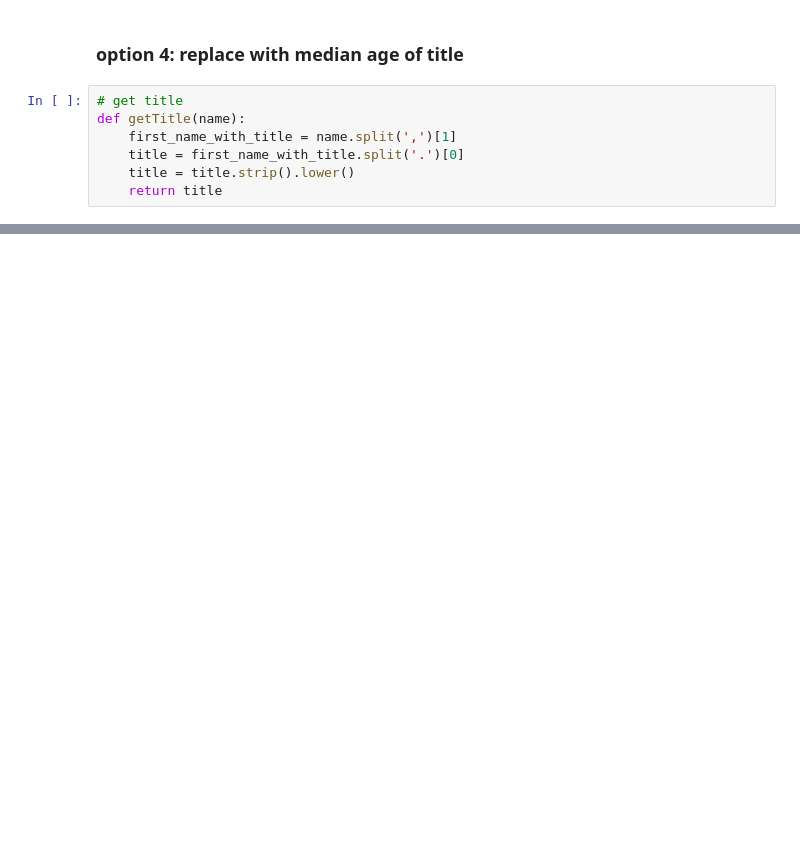
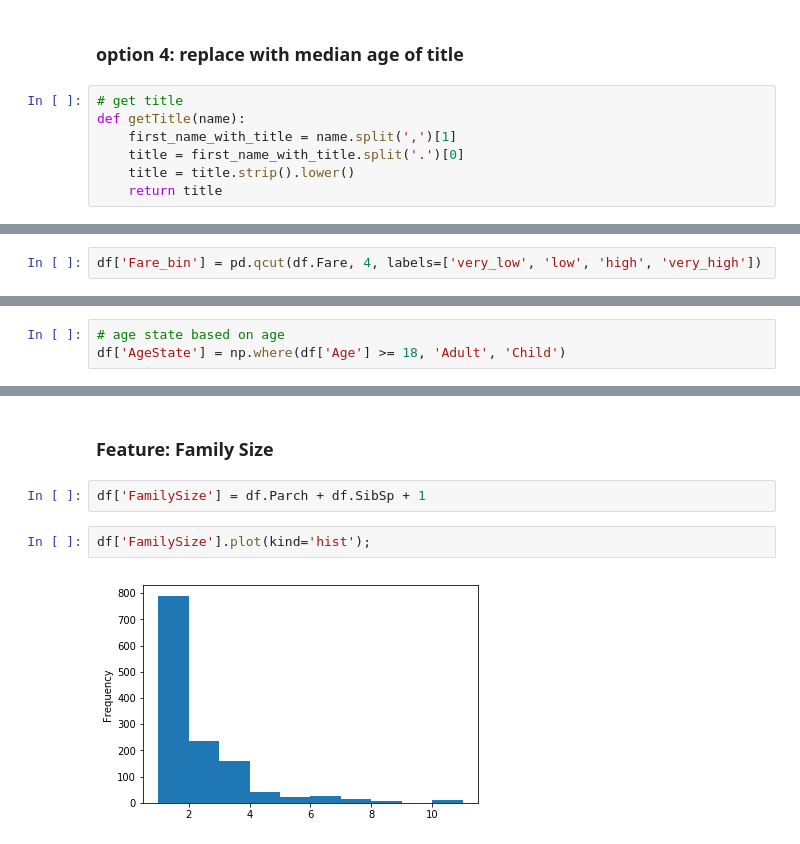
Before and after one commit to bhushangoel/titanic-disaster-data-science, a Jupyter notebook: notebooks/exploring-processing-data.ipynb, the cells around one changed output, grey strips where cells are left out. Cells and saved outputs as stored; diff of their text form; blank space fills up the shorter version.

```diff
--- a/notebooks/exploring-processing-data.ipynb
+++ b/notebooks/exploring-processing-data.ipynb
@@ -703,0 +513,2 @@ def getTitle(name):
+# %%
+df['Fare_bin'] = pd.qcut(df.Fare, 4, labels=['very_low', 'low', 'high', 'very_high'])
@@ -703,0 +541,3 @@ def getTitle(name):
+# %%
+# age state based on age
+df['AgeState'] = np.where(df['Age'] >= 18, 'Adult', 'Child')
@@ -703,0 +557,8 @@ def getTitle(name):
+# %% [markdown]
+### Feature: Family Size
+# %%
+df['FamilySize'] = df.Parch + df.SibSp + 1
+# %%
+df['FamilySize'].plot(kind='hist');
+# %% [output]
+[figure, added]
```
Also changed, not shown: parts of 84 cells of this notebook.
